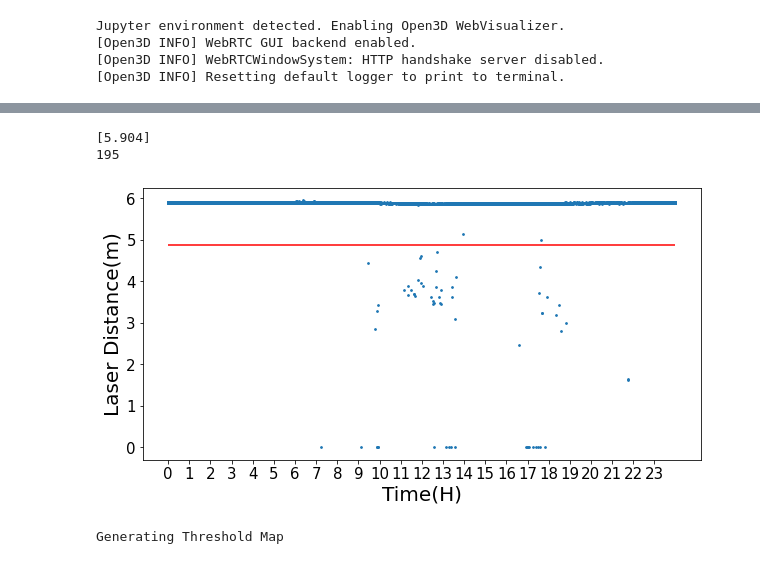
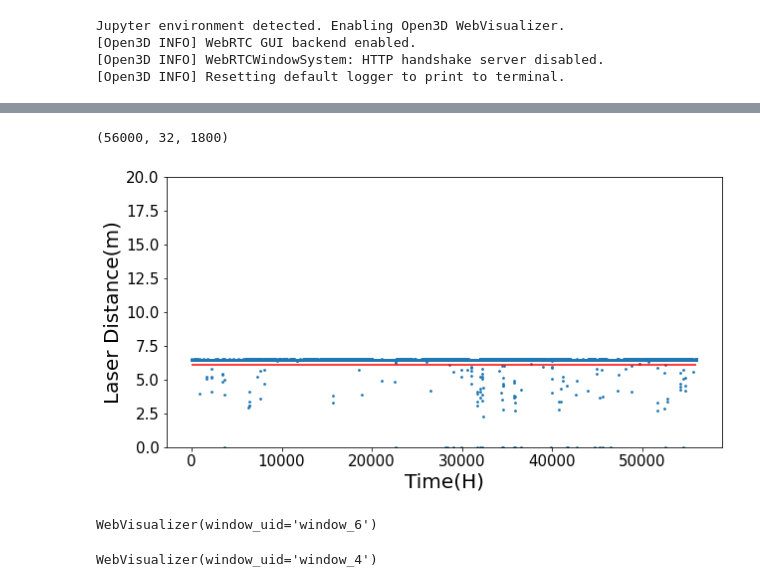
Before and after one commit to jksdbks123/Lidar-Tracker, a Jupyter notebook: LiDAR_Tracker_Project/BckSelf-Adjustment.ipynb, the cells around one changed output, grey strips where cells are left out. Drawn from its saved outputs; the diff is of its cells as text; code cells hidden in the pictures.

```diff
--- a/LiDAR_Tracker_Project/BckSelf-Adjustment.ipynb
+++ b/LiDAR_Tracker_Project/BckSelf-Adjustment.ipynb
@@ -85,18 +100,16 @@ def get_thred_modified(ts,d ,thred_s ,N ,delta_thred ,step):# Ransac Para
 # %%
-bck_path = r'D:\LiDAR_Data\MidTown\Roundabout'
-output_path = r'D:\LiDAR_Data\MidTown\Roundabout'
+bck_path = r'D:\LiDAR_Data\MidTown\Moran'
+output_path = r'D:\LiDAR_Data\MidTown\Moran'
 pcaps_list = os.listdir(bck_path)
 pcaps_list = [p for p in pcaps_list if 'pcap' in p.split('.')]
 times = [int(pcaps_list[i].split('.')[0].split('-')[-3]) for i in range(len(pcaps_list))]
 aggregated_maps_multiple = []
 time_ind = np.argsort(times)
-collectors = []
-for i in time_ind:
-    collector = RansacCollector(pcap_path=os.path.join(bck_path,pcaps_list[i]),output_file_path=bck_path,update_frame_num=2000)
-    collectors.append(collector)
-def run_collector(i):
-
-    collectors[i].gen_tdmap()
-    return collectors[i].aggregated_map[np.random.choice(np.arange(0,1000),size = int(24000/len(pcaps_list)) ,replace = False)],i
-
-results = Parallel(n_jobs=4)(delayed(run_collector)(i) for i in tqdm(range(len(collectors))))
+results = Parallel(n_jobs=4)(delayed(get_gen)(os.path.join(bck_path,pcaps_list[i]),times[i],18000) for i in tqdm(range(len(pcaps_list))))
+aggregated_maps = []
+times = []
+for r,time in results:
+    aggregated_maps.append(r)
+    times.append(time)
+aggregated_maps = np.array(aggregated_maps)
+aggregated_maps = aggregated_maps[np.argsort(times)]
@@ -114 +120,5 @@ aggregated_maps_multiple = np.concatenate([r for r,i in results],axis = 0)
+# %%
+aggregated_maps.shape
+# %% [output]
+(56000, 32, 1800)
 # %%
@@ -116,30 +133,21 @@ np.save(r'D:\LiDAR_Data\Cheney\24H_Agg.npy',aggregated_maps_multiple)
 # %%
-aggregated_map = np.load(r'D:\LiDAR_Data\MidTown\PCAP_BCK\Liberty\24H_Agg.npy')
+thred_map = np.load(r'D:\LiDAR_Data\MidTown\Lawrence\Calibration\bck_map.npy')
+aggregated_maps = np.load(r'D:\LiDAR_Data\MidTown\RoundaboutNW\24H_Agg.npy')
 # %%
 laser_id = theta_raw[0] == theta
-azimuth_channel = int(np.around((3300/100)/0.2)) + 30
-print(aggregated_maps_multiple[-3,laser_id,azimuth_channel])
-print(azimuth_channel)
-temp = aggregated_maps_multiple[:,laser_id,azimuth_channel]
-thred = get_thred_modified(temp.flatten(),1,0.125,10,0.001,0.5)
-# thred = threshold_map[laser_id,azimuth_channel]
+azimuth_channel = int(np.around((23523/100)/0.2)) + 10
+
+temp = aggregated_maps[:,laser_id,azimuth_channel]
+# thred = get_thred_modified(temp.flatten(),d = 2,thred_s = 0.5,N = 10,delta_thred = 0.001,step = 0.2)
+thred = thred_map[laser_id,azimuth_channel]
 plt.figure(figsize=(10,5))
-plt.scatter(np.arange(len(aggregated_maps_multiple)),aggregated_maps_multiple[:,laser_id,azimuth_channel],s = 3)
-plt.hlines(thred,0,len(aggregated_maps_multiple),color = 'r')
-# plt.ylim(0,20)
-plt.xticks(np.arange(0,24000,1000),np.arange(0,24,1),fontsize = 15)
+plt.scatter(np.arange(len(aggregated_maps)),aggregated_maps[:,laser_id,azimuth_channel],s = 3)
+plt.hlines(thred,0,len(aggregated_maps),color = 'r')
+plt.ylim(0,20)
+plt.xticks(fontsize = 15)
 plt.yticks(fontsize = 15)
 plt.ylabel('Laser Distance(m)',fontsize = 20)
 plt.xlabel('Time(H)',fontsize = 20)
 plt.show()
 # %% [output]
-[5.904]
-195
-[figure, old version]
+[figure, new version]
-# %%
-collector.aggregated_map = aggregated_maps_multiple
-collector.gen_thredmap(d = 2 ,thred_s = 0.3,N = 134,delta_thred = 1e-3,step = 0.2)
-threshold_map = collector.thred_map
-np.save(r'D:\LiDAR_Data\Cheney\Calibration\bck_map.npy',threshold_map)
-# %% [output]
-Generating Threshold Map
@@ -148 +154,17 @@ threshold_map = np.load(r'D:\LiDAR_Data\MidTown\PCAP_BCK\Liberty\24\bck_map.npy'
+# %%
+clustering_td = Raster_DBSCAN(window_size=(5,13),eps = 1.5, min_samples= 12, Td_map_szie=thred_map.shape)
+Td_map = aggregated_maps[1245]
+Foreground_map = (Td_map < thred_map)&(Td_map != 0)
+Labeling_map = clustering_td.fit_predict(Td_map= Td_map,Foreground_map=Foreground_map)
+Background_map = (Td_map >= thred_map)&(Td_map != 0)
+# pcd = get_pcd_colored_filtered(Td_map,Labeling_map,Foreground_map)
+pcd = get_pcd_colored(Td_map,Labeling_map)
+draw(pcd,height=1000,width=1000)
+# %% [output]
+WebVisualizer(window_uid='window_6')
+# %%
+pcd = get_pcd_colored_dir(thred_map,np.full(thred_map.shape,True))
+draw(pcd,height=1000,width=1000)
+# %% [output]
+WebVisualizer(window_uid='window_4')
 # %%
```
Also changed, not shown: parts of 33 cells of this notebook, 3 other files.
